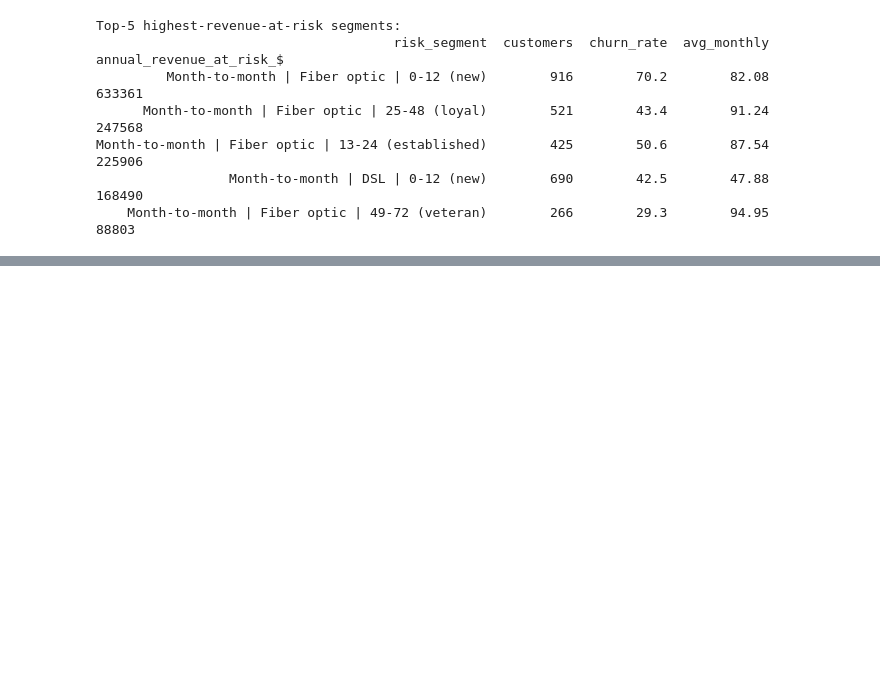
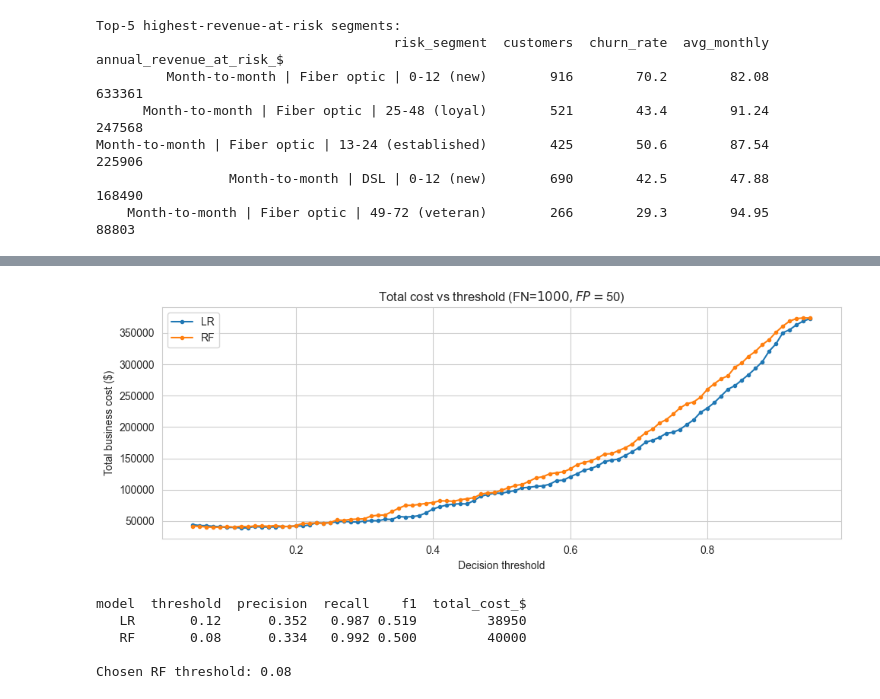
Before and after one commit to jahanvik01/Telco-Customer-Churn, a Jupyter notebook: notebooks/churn_analysis.ipynb, the cells around one changed output, grey strips where cells are left out. Cells and saved outputs as stored; diff of their text form; code cells hidden in the pictures; blank space fills up the shorter version.

```diff
--- a/notebooks/churn_analysis.ipynb
+++ b/notebooks/churn_analysis.ipynb
@@ -870,0 +554,41 @@ Models + scaler + splits saved to ../models/
+# %%
+COST_FN, COST_FP = 1000, 50
+def total_cost(y_true, y_pred):
+    fn = ((y_true == 1) & (y_pred == 0)).sum()
+    fp = ((y_true == 0) & (y_pred == 1)).sum()
+    return fn * COST_FN + fp * COST_FP
+
+thresholds = np.linspace(0.05, 0.95, 91)
+rows = []
+for t in thresholds:
+    for name, y_proba in [('LR', y_proba_lr), ('RF', y_proba_rf)]:
+        y_pred = (y_proba >= t).astype(int)
+        rows.append({'model': name, 'threshold': round(t, 2),
+                     'precision': precision_score(y_test, y_pred, zero_division=0),
+                     'recall':    recall_score(y_test, y_pred),
+                     'f1':        f1_score(y_test, y_pred),
+                     'total_cost_$': total_cost(y_test, y_pred)})
+sweep = pd.DataFrame(rows)
+fig, ax = plt.subplots(figsize=(10, 4))
+for name in ['LR', 'RF']:
+    sub = sweep[sweep['model'] == name]
+    ax.plot(sub['threshold'], sub['total_cost_$'], label=name, marker='o', markersize=3)
+ax.set_xlabel('Decision threshold'); ax.set_ylabel('Total business cost ($)')
+ax.set_title(f'Total cost vs threshold (FN=${COST_FN}, FP=${COST_FP})')
+ax.legend()
+plt.tight_layout()
+plt.savefig('../reports/figures/15_threshold_cost.png', dpi=150, bbox_inches='tight')
+plt.show()
+best = sweep.loc[sweep.groupby('model')['total_cost_$'].idxmin()]
+print(best[['model', 'threshold', 'precision', 'recall', 'f1', 'total_cost_$']].round(3).to_string(index=False))
+optimal_threshold = best[best['model'] == 'RF'].iloc[0]['threshold']
+joblib.dump({'threshold': float(optimal_threshold), 'cost_fn': COST_FN, 'cost_fp': COST_FP},
+            '../models/decision_threshold.pkl')
+print(f'\nChosen RF threshold: {optimal_threshold:.2f}')
+# %% [output]
+[figure, added]
+model  threshold  precision  recall    f1  total_cost_$
+   LR       0.12      0.352   0.987 0.519         38950
+   RF       0.08      0.334   0.992 0.500         40000
+
+Chosen RF threshold: 0.08
```
Also changed, not shown: parts of 93 cells of this notebook, 10 other files.
